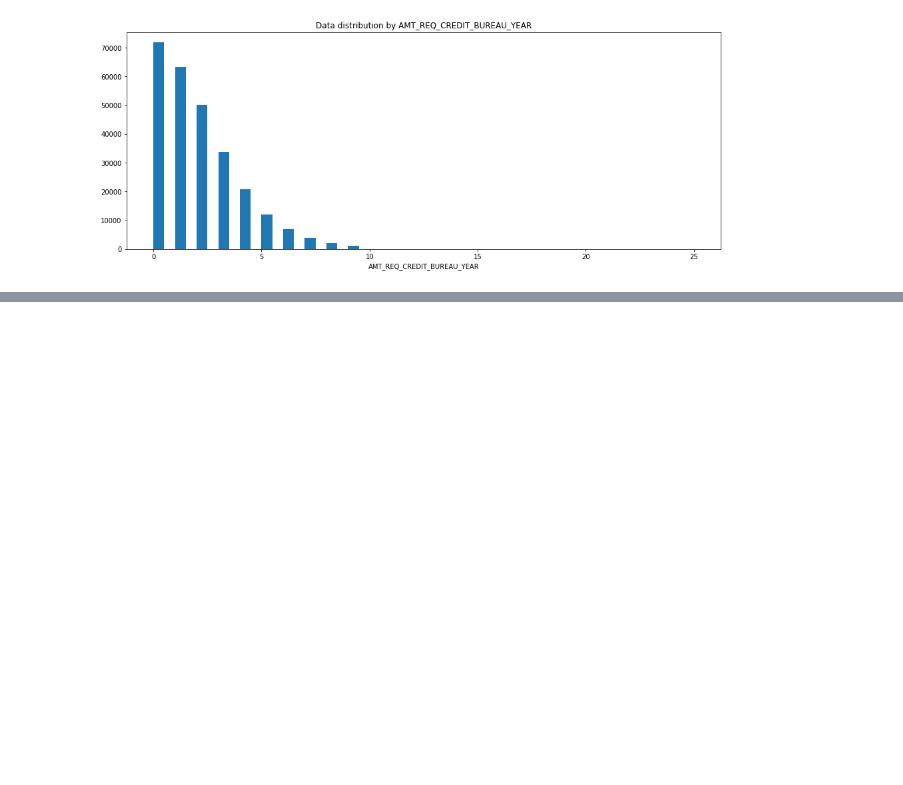
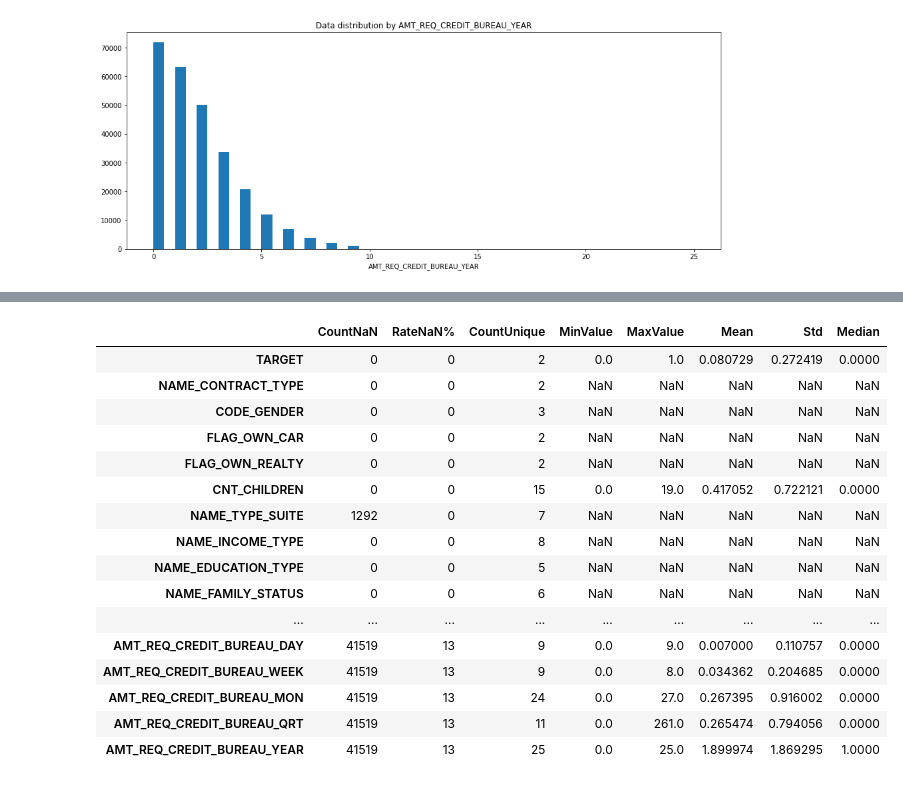
Before and after one commit to nuwanda57/HomeCredit1, a Jupyter notebook: exploration.ipynb, the cells around one changed output, grey strips where cells are left out. Drawn from its saved outputs; the diff is of its cells as text; code cells hidden in the pictures; blank space fills up the shorter version.

```diff
--- a/exploration.ipynb
+++ b/exploration.ipynb
@@ -471,0 +498,20 @@ draw_hists_for_numerical_columns(AMT_GROUP_CATEGORICAL, amt_application)
+# %%
+column_statistics[column_statistics.index.isin(CATEGORICAL_FEATURES)]
+# %% [output]
+|  | CountNaN | RateNaN% | CountUnique | MinValue | MaxValue | Mean | Std | Median |
+| TARGET | 0 | 0 | 2 | 0.0 | 1.0 | 0.080729 | 0.272419 | 0.0000 |
+| NAME_CONTRACT_TYPE | 0 | 0 | 2 | NaN | NaN | NaN | NaN | NaN |
+| CODE_GENDER | 0 | 0 | 3 | NaN | NaN | NaN | NaN | NaN |
+| FLAG_OWN_CAR | 0 | 0 | 2 | NaN | NaN | NaN | NaN | NaN |
+| FLAG_OWN_REALTY | 0 | 0 | 2 | NaN | NaN | NaN | NaN | NaN |
+| CNT_CHILDREN | 0 | 0 | 15 | 0.0 | 19.0 | 0.417052 | 0.722121 | 0.0000 |
+| NAME_TYPE_SUITE | 1292 | 0 | 7 | NaN | NaN | NaN | NaN | NaN |
+| NAME_INCOME_TYPE | 0 | 0 | 8 | NaN | NaN | NaN | NaN | NaN |
+| NAME_EDUCATION_TYPE | 0 | 0 | 5 | NaN | NaN | NaN | NaN | NaN |
+| NAME_FAMILY_STATUS | 0 | 0 | 6 | NaN | NaN | NaN | NaN | NaN |
+| ... | ... | ... | ... | ... | ... | ... | ... | ... |
+| AMT_REQ_CREDIT_BUREAU_DAY | 41519 | 13 | 9 | 0.0 | 9.0 | 0.007000 | 0.110757 | 0.0000 |
+| AMT_REQ_CREDIT_BUREAU_WEEK | 41519 | 13 | 9 | 0.0 | 8.0 | 0.034362 | 0.204685 | 0.0000 |
+| AMT_REQ_CREDIT_BUREAU_MON | 41519 | 13 | 24 | 0.0 | 27.0 | 0.267395 | 0.916002 | 0.0000 |
+| AMT_REQ_CREDIT_BUREAU_QRT | 41519 | 13 | 11 | 0.0 | 261.0 | 0.265474 | 0.794056 | 0.0000 |
+| AMT_REQ_CREDIT_BUREAU_YEAR | 41519 | 13 | 25 | 0.0 | 25.0 | 1.899974 | 1.869295 | 1.0000 |
```
Also changed, not shown: parts of 21 cells of this notebook.
